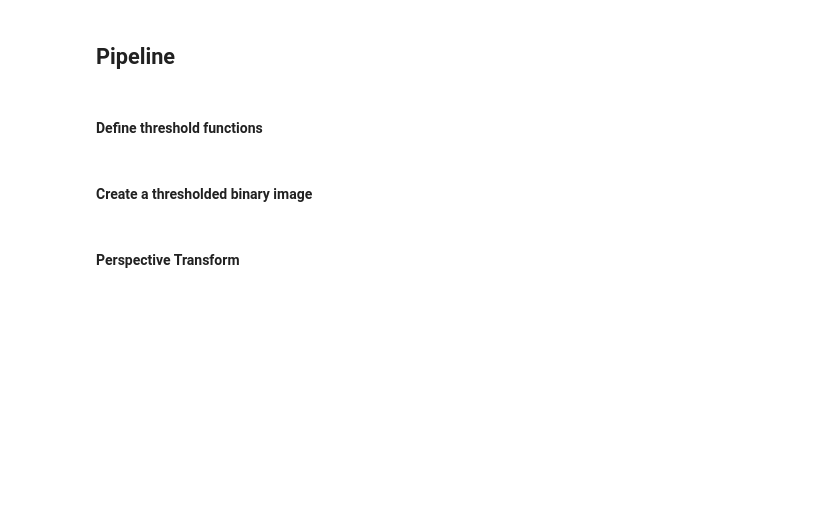
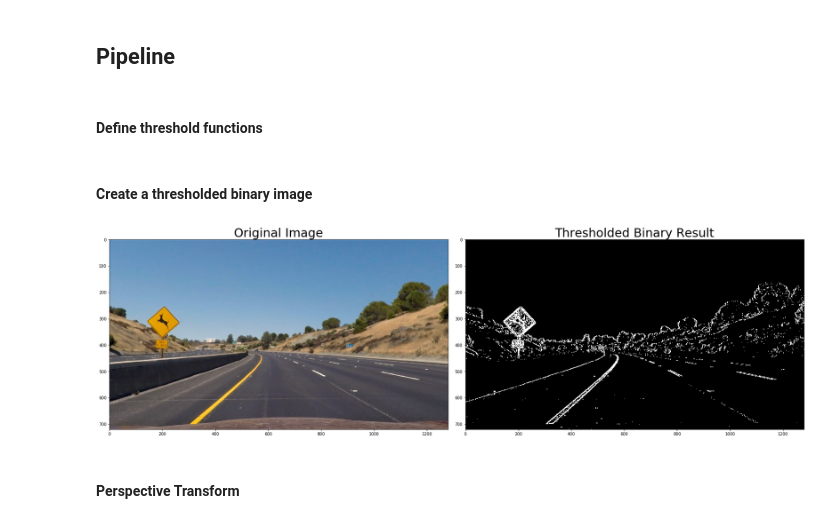
Before and after one commit to daniel-234/CarND-Advanced-Lane-Lines, a Jupyter notebook: advanced_lane_finding.ipynb, the cells around one changed output. Cells and saved outputs as stored; diff of their text form; code cells hidden in the pictures; blank space fills up the shorter version.

Commit message:
refactor: Improve undistorting and thresholding stages
In progress...

```diff
--- a/advanced_lane_finding.ipynb
+++ b/advanced_lane_finding.ipynb
@@ -165,15 +167,19 @@ def dir_threshold(image, sobel_kernel=3, thresh=(0, np.pi/2)):
 Use color transforms and gradients to create a thresholded binary image.
 '''
 def threshold_binary(img, s_thresh=(170, 255), sx_thresh=(20, 100)):
-    img = np.copy(img)
+    image = np.copy(img)
 
     # Convert to HLS color space and separate the S channel
-    hls = cv2.cvtColor(img, cv2.COLOR_RGB2HLS)
+    hls = cv2.cvtColor(image, cv2.COLOR_RGB2HLS)
     s_channel = hls[:,:,2]
 
+
+
+    # To delete
+    '''
     # Get Sobel thresholds
-    gradx = abs_sobel_thresh(image, orient='x', sobel_kernel=ksize, thresh=(20, 100))
-    grady = abs_sobel_thresh(image, orient='y', sobel_kernel=ksize, thresh=(30, 100))
+    gradx = abs_sobel_thresh(image, orient='x', sobel_kernel=ksize, thresh=(12, 255))  #thresh=(20, 100)
+    grady = abs_sobel_thresh(image, orient='y', sobel_kernel=ksize, thresh=(25, 255))  #thresh=(30, 100)
     # Get gradient magnitude threshold
     mag_binary = mag_thresh(image, sobel_kernel=ksize, mag_thresh=(30, 100))
     # Get gradient direction threshold
@@ -184,36 +190,60 @@ def threshold_binary(img, s_thresh=(170, 255), sx_thresh=(20, 100)):
     s_thresh_max = 255
     s_binary = np.zeros_like(s_channel)
     s_binary[(s_channel > s_thresh_min) & (s_channel <= s_thresh_max)] = 1
 
     # Stack each channel to view their individual contributions in green and blue respectively
     # This returns a stack of the two binary images, whose components you can see as different colors
     color_binary = np.dstack(( np.zeros_like(gradx), gradx, s_binary)) * 255
     combined = np.zeros_like(dir_binary)
     combined[(s_binary == 1) | ((gradx == 1) & (grady == 1)) | ((mag_binary == 1) & (dir_binary == 1))] = 1
+    '''
+
+
+
+
+    # Get Sobel thresholds
+    gradx = abs_sobel_thresh(image, orient='x', sobel_kernel=ksize, thresh=(30, 150))  #thresh=(20, 100)
+
+    # Threshold color channel
+    s_thresh_min = 175
+    s_thresh_max = 250
+    s_binary = np.zeros_like(s_channel)
+    s_binary[(s_channel > s_thresh_min) & (s_channel <= s_thresh_max)] = 1
+
+    # Stack each channel to view their individual contributions in green and blue respectively
+    # This returns a stack of the two binary images, whose components you can see as different colors
+    color_binary = np.dstack(( np.zeros_like(gradx), gradx, s_binary)) * 255
+    combined = np.zeros_like(s_binary)
+    combined[(s_binary == 1) | (gradx == 1)] = 1
 
     return combined
 
 # Load a test image
-image = mpimg.imread('./test_images/test1.jpg')
+test_image = mpimg.imread('./test_images/test2.jpg')
+
+# Undistort the test image
+undistorted_test_image = cal_undistort(test_image, objpoints, imgpoints)
 
 # Choose a Sobel kernel size
 ksize = 15 # Choose a larger odd number to smooth gradient measurements
 
 # Apply the threshold binary function
-result = threshold_binary(image)
+result = threshold_binary(undistorted_test_image)
 
 mpimg.imsave("output_images/binary_combo_example.jpg", result, cmap='gray')
 
 # Plot the result
 f, (ax1, ax2) = plt.subplots(1, 2, figsize=(24, 9))
 f.tight_layout()
 
-ax1.imshow(image)
+ax1.imshow(undistorted_test_image)
 ax1.set_title('Original Image', fontsize=30)
 
 ax2.imshow(result, cmap='gray')
 ax2.set_title('Thresholded Binary Result', fontsize=30)
 plt.subplots_adjust(left=0., right=1, top=0.9, bottom=0.)
+# %% [output]
+[figure, added]
 # %% [markdown]
 #### Perspective Transform
 # %%
```
Also changed, not shown: parts of 7 cells of this notebook, 11 other files.
